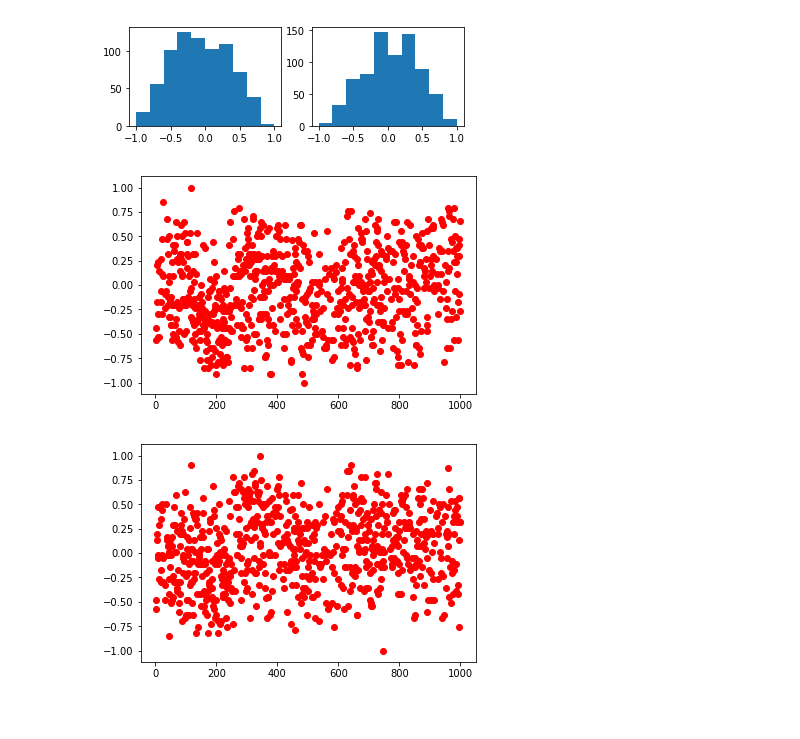
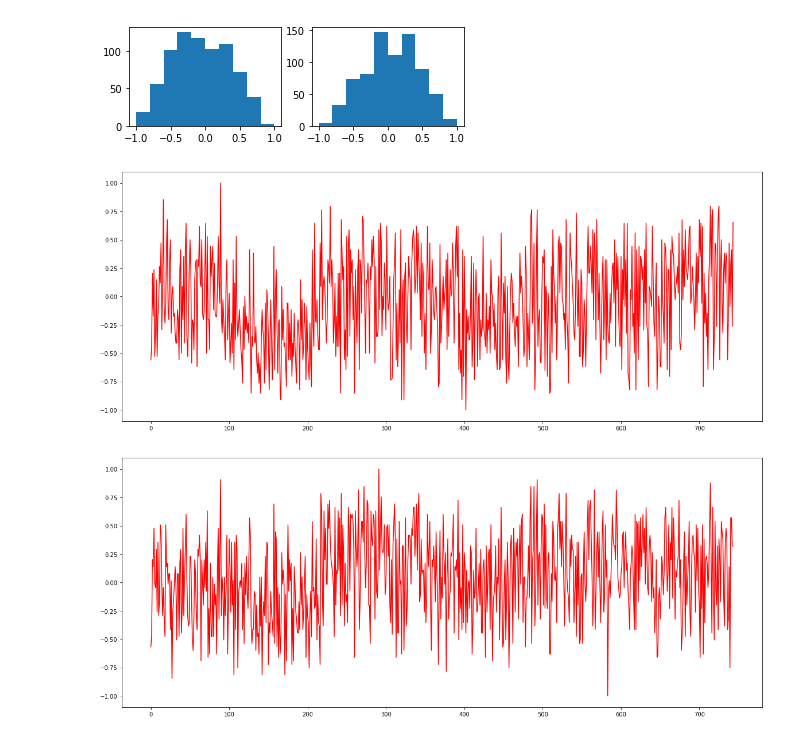
Before and after one commit to TegarSU/AsikYesAjigile, a Jupyter notebook: Try/TryExplore.ipynb, the cells around one changed output. Cells and saved outputs as stored; diff of their text form; code cells hidden in the pictures.

```diff
--- a/Try/TryExplore.ipynb
+++ b/Try/TryExplore.ipynb
@@ -111,15 +111,15 @@ normalized_ar = norm(arousal)
 normalized_val = norm(valence)
 # %%
 # Arousal Plot
-plt.figsize=(18, 6)
-plt.scatter(x=data.song_id,y=scaled_ar,color='red')
+plt.figure(figsize=(20, 8))
+plt.plot(scaled_ar,color='red')
 plt.show()
 # %% [output]
-[figure, old version]
+[figure, new version]
 # %%
 # Valence Plot
-plt.figsize=(18, 6)
-plt.scatter(x=data.song_id,y=scaled_val,color='red')
+plt.figure(figsize=(20, 8))
+plt.plot(scaled_val,color='red')
 plt.show()
 # %% [output]
-[figure, old version]
+[figure, new version]
```
Also changed, not shown: parts of 2 cells of this notebook, 2 other files.
